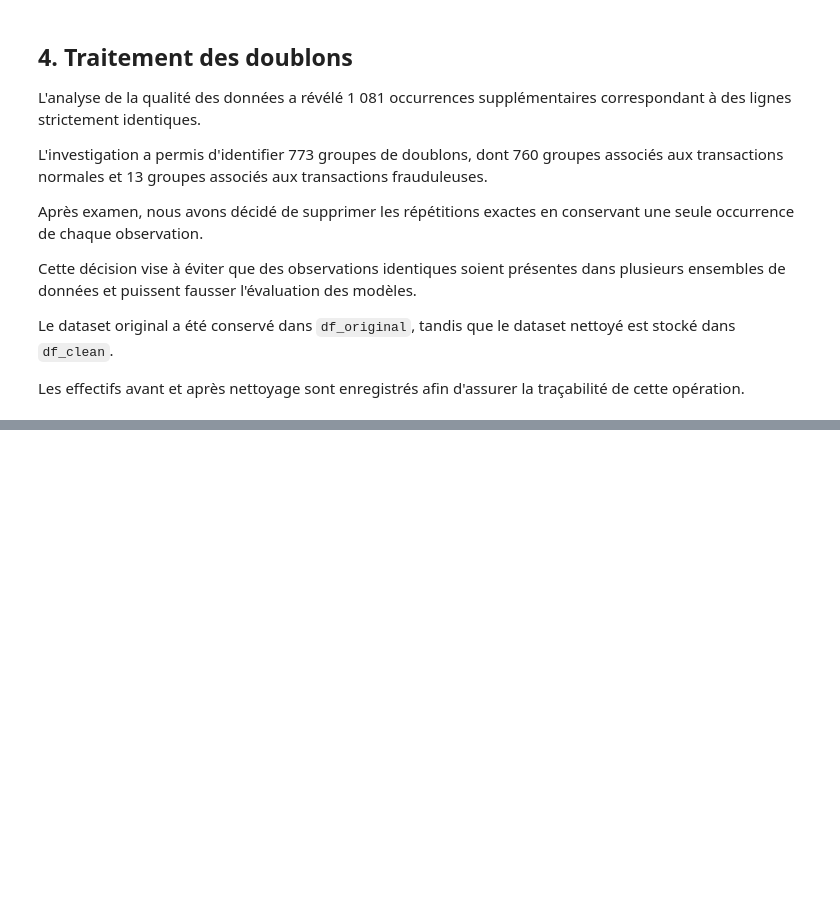
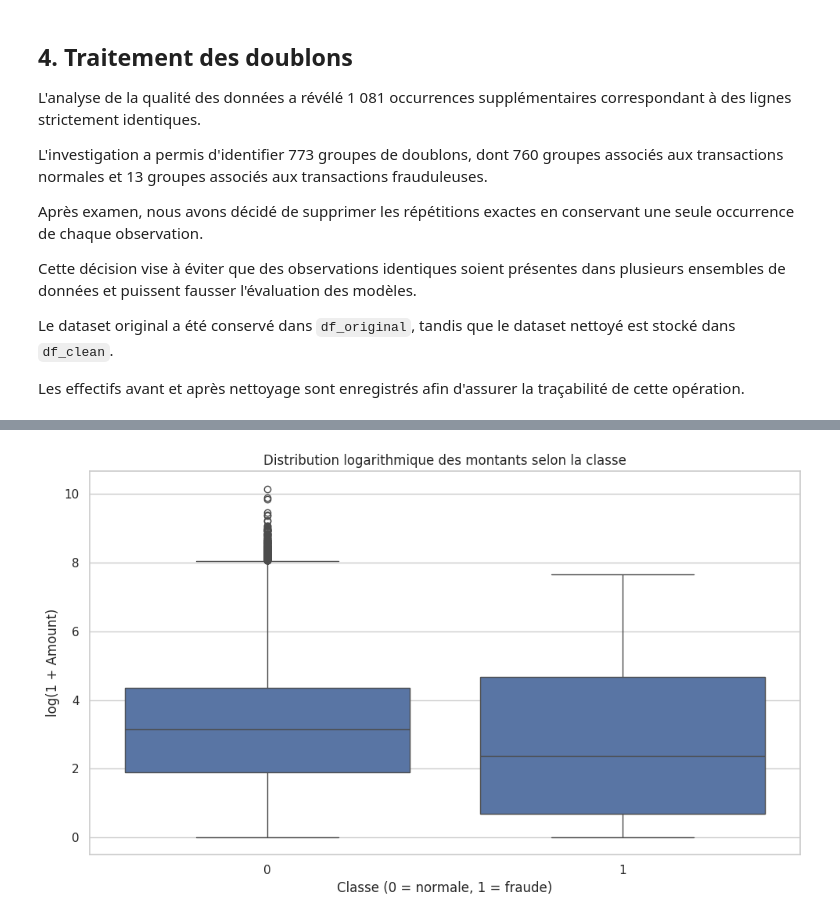
Before and after one commit to Freddykaseya/groupe-03-IADS, a Jupyter notebook: notebooks/Credit_Card_Fraud_Detection_Group03.ipynb, the cells around one changed output, grey strips where cells are left out. Saved outputs shown, nothing was run; the diff lists cells and outputs as text; code cells hidden in the pictures; blank space fills up the shorter version.

```diff
--- a/notebooks/Credit_Card_Fraud_Detection_Group03.ipynb
+++ b/notebooks/Credit_Card_Fraud_Detection_Group03.ipynb
@@ -524,0 +672,23 @@ traçabilité de cette opération.
+# %%
+# Transformation temporaire pour la visualisation
+df_plot = df_clean[["Amount", "Class"]].copy()
+
+df_plot["Amount_log"] = np.log1p(df_plot["Amount"])
+
+# Boxplot comparatif
+plt.figure(figsize=(10, 6))
+
+sns.boxplot(
+    data=df_plot,
+    x="Class",
+    y="Amount_log"
+)
+
+plt.title("Distribution logarithmique des montants selon la classe")
+plt.xlabel("Classe (0 = normale, 1 = fraude)")
+plt.ylabel("log(1 + Amount)")
+
+plt.tight_layout()
+plt.show()
+# %% [output]
+[figure, added]
```
Also changed, not shown: parts of 36 cells of this notebook.
